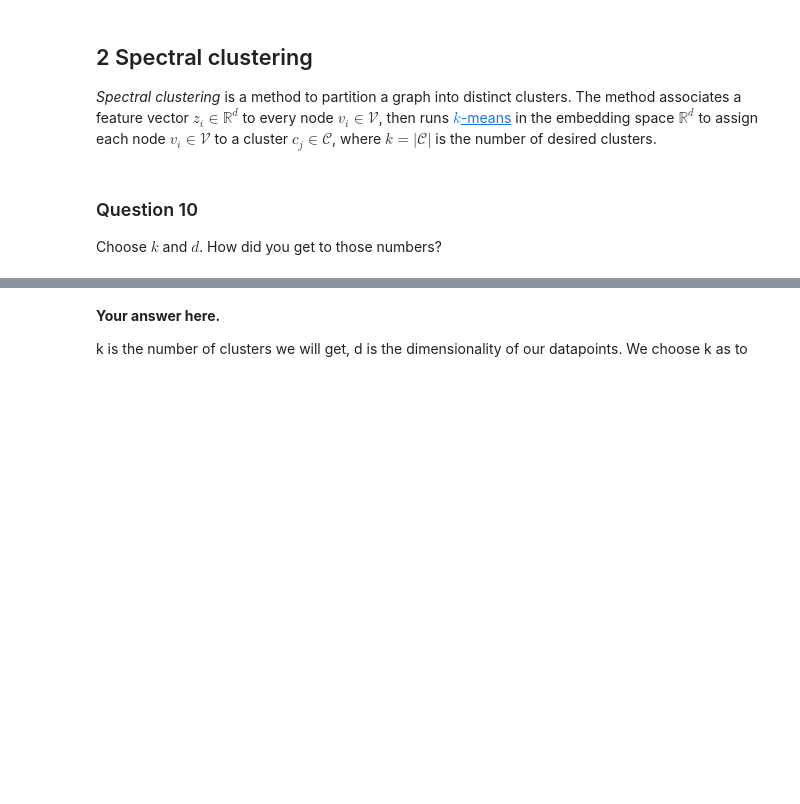
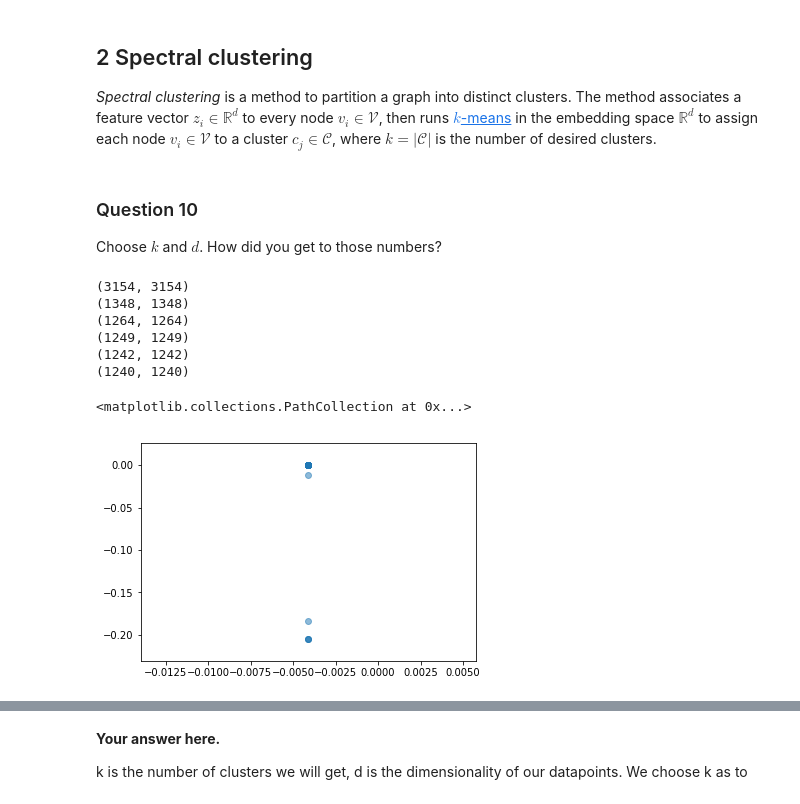
Before and after one commit to rusucosmin/ntp, a Jupyter notebook: 3_spectral_graph_theory.ipynb, the cells around one changed output, grey strips where cells are left out. Cells and saved outputs as stored; diff of their text form; code cells hidden in the pictures; blank space fills up the shorter version.

```diff
--- a/3_spectral_graph_theory.ipynb
+++ b/3_spectral_graph_theory.ipynb
@@ -272,3 +284,32 @@ The method associates a feature vector $z_i \in \mathbb{R}^d$ to every node $v_i
 ### Question 10
 
 Choose $k$ and $d$. How did you get to those numbers?
+# %%
+#Biggest Component adjacency matrix
+biggest_component = adjacency[mask_largest_component > 0][:, mask_largest_component > 0]
+print(biggest_component.shape)
+#filter out nodes whose degree is less than 10
+flag = True
+filtered_biggest_component = biggest_component.copy()
+while flag:
+    idx_filter = np.where(np.sum(filtered_biggest_component, axis=1) <= 5, 0, 1 )
+    filtered_biggest_component = filtered_biggest_component[idx_filter > 0][:, idx_filter > 0].copy()
+    print(filtered_biggest_component.shape)
+    if (np.all(np.sum(filtered_biggest_component, axis=1) >5)):
+        flag = False
+# %% [output]
+(3154, 3154)
+(1348, 1348)
+(1264, 1264)
+(1249, 1249)
+(1242, 1242)
+(1240, 1240)
+# %%
+#Compute laplacian and eigendecomposition of the filtered graph
+laplacian_normalized_filtered, laplacian_combinatorial_filtered, D_inv_sqrt_filtered = compute_laplacian(
+   filtered_biggest_component)
+filter_eigen_val, filter_eigen_vec = np.linalg.eigh(laplacian_normalized_filtered.toarray())
+plt.scatter(D_inv_sqrt_filtered @ filter_eigen_vec[:,0], D_inv_sqrt_filtered @filter_eigen_vec[:,1], alpha=0.5)
+# %% [output]
+<matplotlib.collections.PathCollection at 0x...>
+[figure, added]
```
Also changed, not shown: parts of 10 cells of this notebook, 1 other file.
